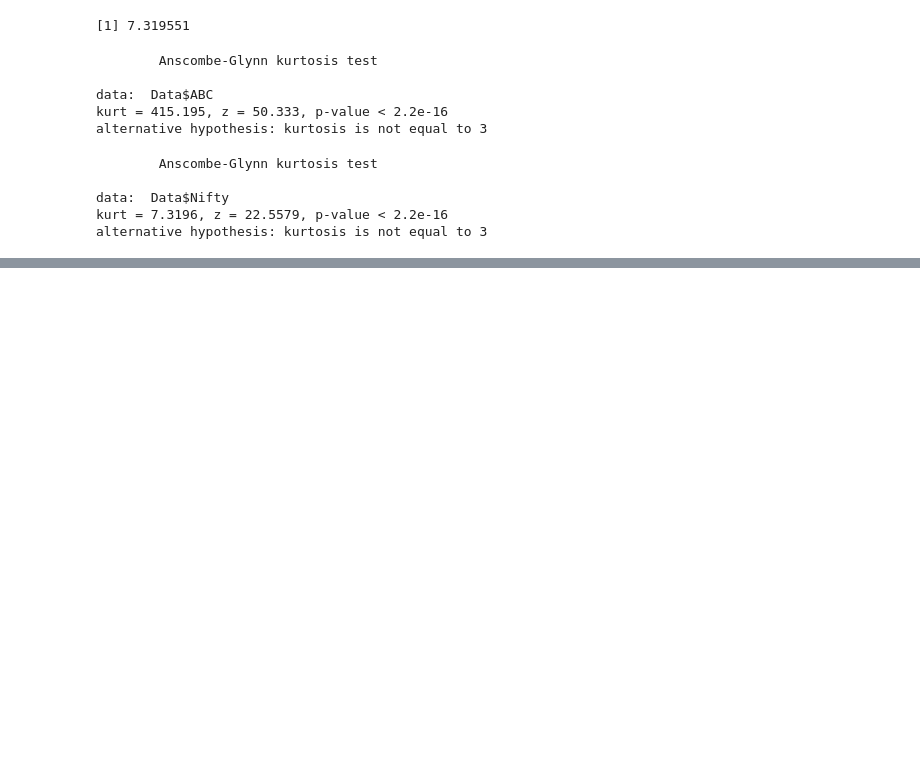
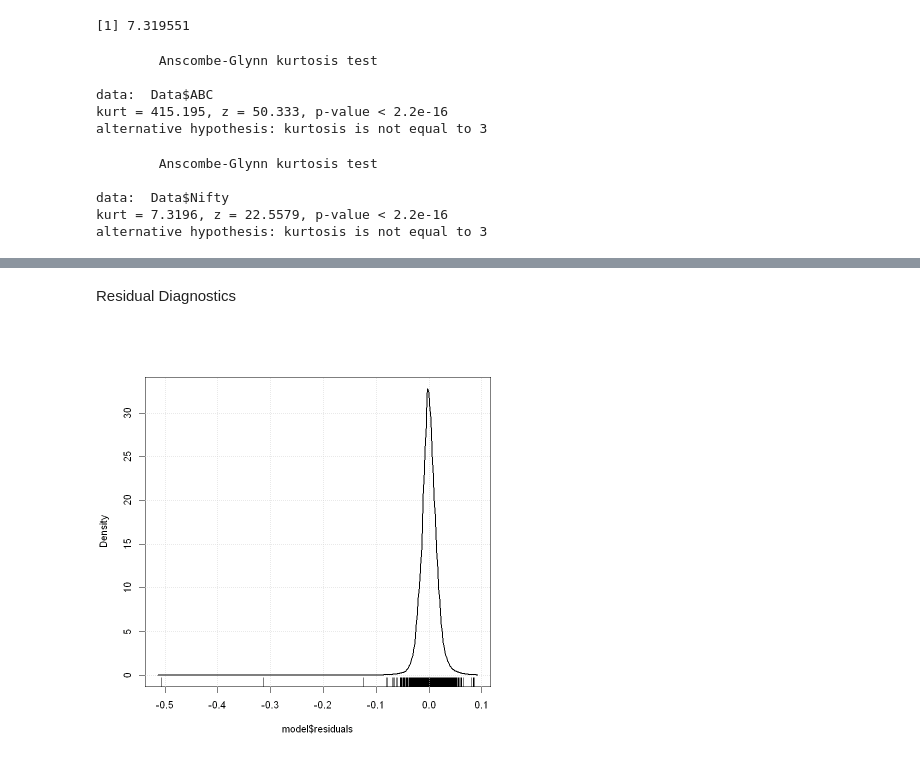
Before and after one commit to u-r-a-bot/R_tuts, a Jupyter notebook: week_5/video_3.ipynb, the cells around one changed output, grey strips where cells are left out. Saved outputs shown, nothing was run; the diff lists cells and outputs as text; code cells hidden in the pictures; blank space fills up the shorter version.

```diff
--- a/week_5/video_3.ipynb
+++ b/week_5/video_3.ipynb
@@ -137,0 +281,4 @@ jarque.test(Data$)
+# %%
+train= Data[Data$Date<= as.Date("2017-12-01") & year(Data$Date)> 2006,]
+head(train)
+tail(train)
@@ -137,0 +335,4 @@ jarque.test(Data$)
+# %%
+slr = lm(ABC ~ Nifty, data = train)
+model = summary(slr)
+model
@@ -137,0 +364,7 @@ jarque.test(Data$)
+# %% [markdown]
+Residual Diagnostics
+# %%
+densityPlot(model$residuals)
+## Left tail is long meaning plot is left skewed
+# %% [output]
+[figure, added]
```
Also changed, not shown: parts of 47 cells of this notebook, 2 other files.
